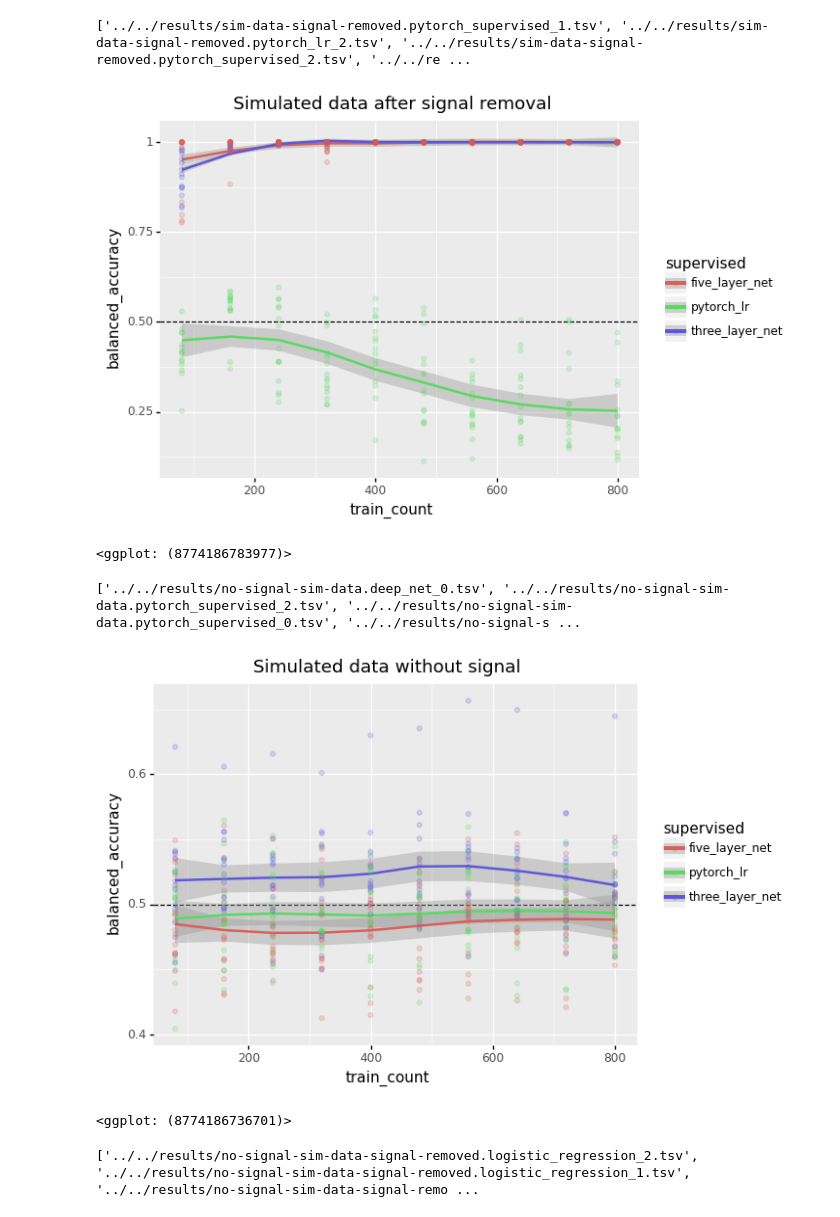
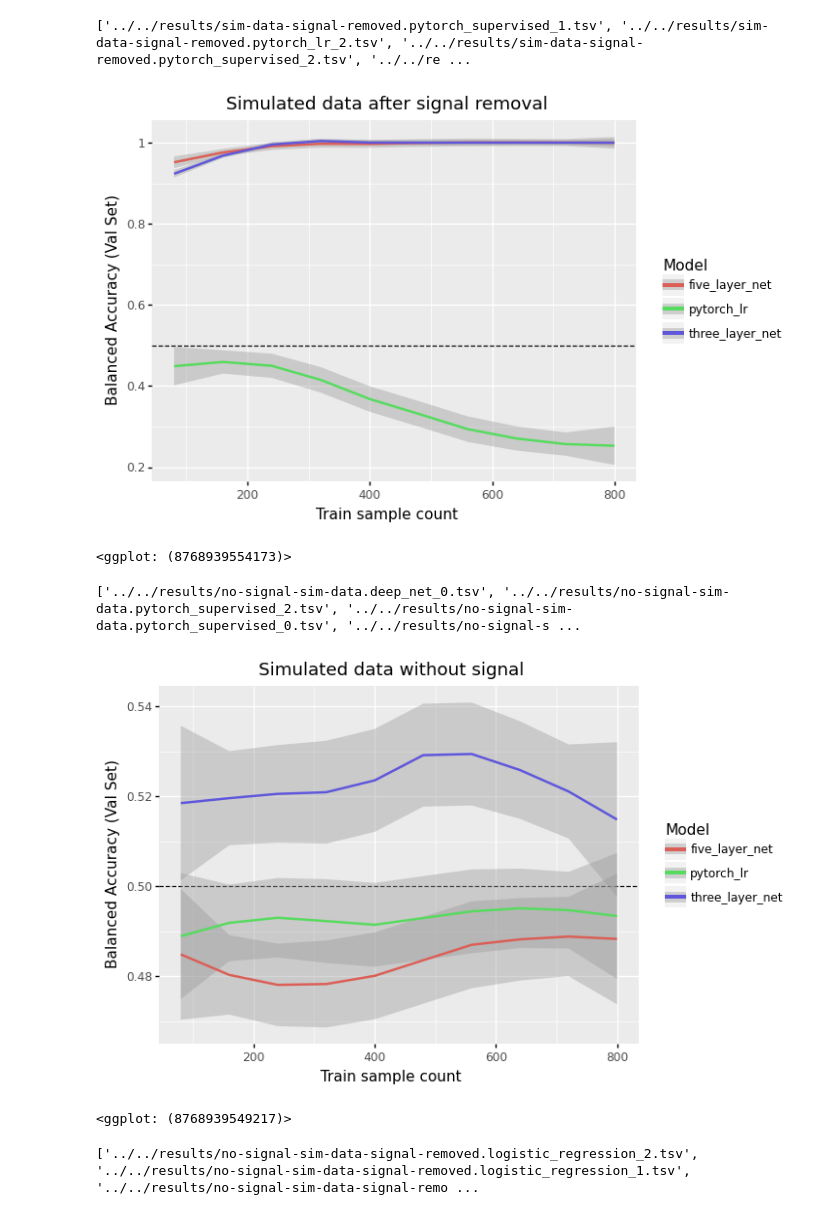
Before and after one commit to greenelab/linear_signal, a Jupyter notebook: notebook/analysis/benchmark_results.ipynb, the cells around one changed output. Cells and saved outputs as stored; diff of their text form; code cells hidden in the pictures.

```diff
--- a/notebook/analysis/benchmark_results.ipynb
+++ b/notebook/analysis/benchmark_results.ipynb
@@ -578,7 +706,7 @@ for path in in_files:
     seed = model_and_seed.split('_')[-1]
     model = '_'.join(model_and_seed.split('_')[:-1])
 
-    new_df['supervised'] = model
+    new_df['Model'] = model
     new_df['seed'] = seed
     if tissue1 < tissue2:
         new_df['tissue1'] = tissue1
@@ -591,6 +719,6 @@ for path in in_files:
     run_results = pd.concat([run_results, new_df])
 
 run_results['train_count'] = run_results['train sample count']
-run_results['supervised'] = run_results['supervised'].str.replace('pytorch_supervised', 'three_layer_net')
-run_results['supervised'] = run_results['supervised'].str.replace('deep_net', 'five_layer_net')
+run_results['Model'] = run_results['Model'].str.replace('pytorch_supervised', 'three_layer_net')
+run_results['Model'] = run_results['Model'].str.replace('deep_net', 'five_layer_net')
 # %%
@@ -623,7 +752,7 @@ for path in in_files:
 
     supervised_model = '_'.join(model_info[:-1])
 
-    new_df['supervised'] = supervised_model
+    new_df['Model'] = supervised_model
 
     new_df['seed'] = model_info[-1]
 
@@ -631,6 +760,6 @@ for path in in_files:
 
 tissue_metrics['train_count'] = tissue_metrics['train sample count']
 
-tissue_metrics['supervised'] = tissue_metrics['supervised'].str.replace('pytorch_supervised', 'three_layer_net')
-tissue_metrics['supervised'] = tissue_metrics['supervised'].str.replace('deep_net', 'five_layer_net')
+tissue_metrics['Model'] = tissue_metrics['Model'].str.replace('pytorch_supervised', 'three_layer_net')
+tissue_metrics['Model'] = tissue_metrics['Model'].str.replace('deep_net', 'five_layer_net')
 # %%
@@ -660,7 +790,7 @@ for path in in_files:
 
     supervised_model = '_'.join(model_info[:-1])
 
-    new_df['supervised'] = supervised_model
+    new_df['Model'] = supervised_model
 
     new_df['seed'] = model_info[-1]
 
@@ -668,20 +798,21 @@ for path in in_files:
 
 tissue_metrics['train_count'] = tissue_metrics['train sample count']
 
-tissue_metrics['supervised'] = tissue_metrics['supervised'].str.replace('pytorch_supervised', 'three_layer_net')
-tissue_metrics['supervised'] = tissue_metrics['supervised'].str.replace('deep_net', 'five_layer_net')
+tissue_metrics['Model'] = tissue_metrics['Model'].str.replace('pytorch_supervised', 'three_layer_net')
+tissue_metrics['Model'] = tissue_metrics['Model'].str.replace('deep_net', 'five_layer_net')
 # %%
-plot_df = tissue_metrics[tissue_metrics['supervised'].isin(['three_layer_net', 'five_layer_net', 'pytorch_lr'])]
-plot = ggplot(plot_df, aes(x='train_count', y='balanced_accuracy', color='supervised'))
+plot_df = tissue_metrics[tissue_metrics['Model'].isin(['three_layer_net', 'five_layer_net', 'pytorch_lr'])]
+plot = ggplot(plot_df, aes(x='train_count', y='balanced_accuracy', color='Model'))
 plot += geom_hline(yintercept=.5, linetype='dashed')
 plot += geom_smooth()
-plot += geom_point(alpha=.2)
 plot += ggtitle('Simulated data after signal removal')
+plot += xlab('Train sample count')
+plot += ylab('Balanced Accuracy (Val Set)')
 plot.save('../../figures/sim_data_signal_removed.svg')
 plot
 # %% [output]
-[figure, old version]
+[figure, new version]
-<ggplot: (8774186783977)>
+<ggplot: (8768939554173)>
 # %%
 in_files = glob.glob('../../results/no-signal-sim-data.*.tsv')
 in_files = [f for f in in_files if 'be_corrected' not in f]
@@ -697,7 +828,7 @@ for path in in_files:
 
     supervised_model = '_'.join(model_info[:-1])
 
-    new_df['supervised'] = supervised_model
+    new_df['Model'] = supervised_model
 
     new_df['seed'] = model_info[-1]
 
@@ -705,20 +836,21 @@ for path in in_files:
 
 tissue_metrics['train_count'] = tissue_metrics['train sample count']
 
-tissue_metrics['supervised'] = tissue_metrics['supervised'].str.replace('pytorch_supervised', 'three_layer_net')
-tissue_metrics['supervised'] = tissue_metrics['supervised'].str.replace('deep_net', 'five_layer_net')
+tissue_metrics['Model'] = tissue_metrics['Model'].str.replace('pytorch_supervised', 'three_layer_net')
+tissue_metrics['Model'] = tissue_metrics['Model'].str.replace('deep_net', 'five_layer_net')
 # %%
-plot_df = tissue_metrics[tissue_metrics['supervised'].isin(['three_layer_net', 'five_layer_net', 'pytorch_lr'])]
-plot = ggplot(plot_df, aes(x='train_count', y='balanced_accuracy', color='supervised'))
+plot_df = tissue_metrics[tissue_metrics['Model'].isin(['three_layer_net', 'five_layer_net', 'pytorch_lr'])]
+plot = ggplot(plot_df, aes(x='train_count', y='balanced_accuracy', color='Model'))
 plot += geom_hline(yintercept=.5, linetype='dashed')
 plot += geom_smooth()
-plot += geom_point(alpha=.2)
 plot += ggtitle('Simulated data without signal')
+plot += xlab('Train sample count')
+plot += ylab('Balanced Accuracy (Val Set)')
 plot.save('../../figures/no_signal_sim.svg')
 plot
 # %% [output]
-[figure, old version]
+[figure, new version]
-<ggplot: (8774186736701)>
+<ggplot: (8768939549217)>
 # %%
 in_files = glob.glob('../../results/no-signal-sim-data-signal-removed.*.tsv')
 in_files = [f for f in in_files if 'be_corrected' not in f]
```
Also changed, not shown: parts of 77 cells of this notebook, 1 other file.
